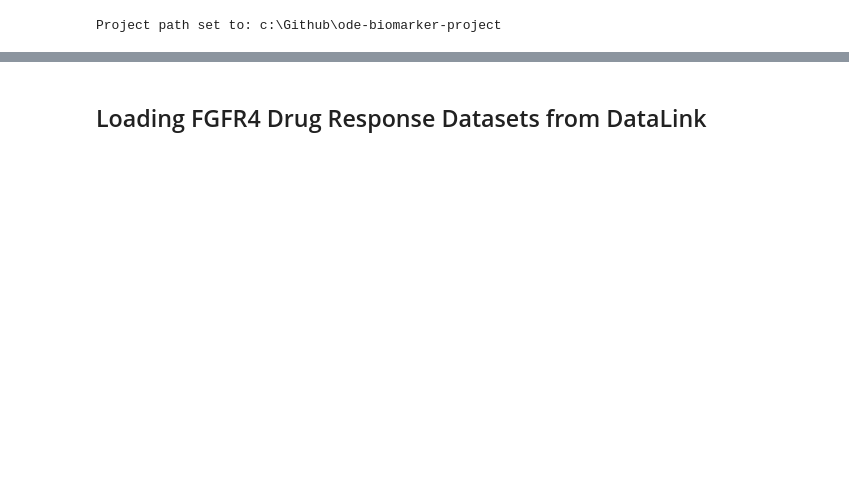
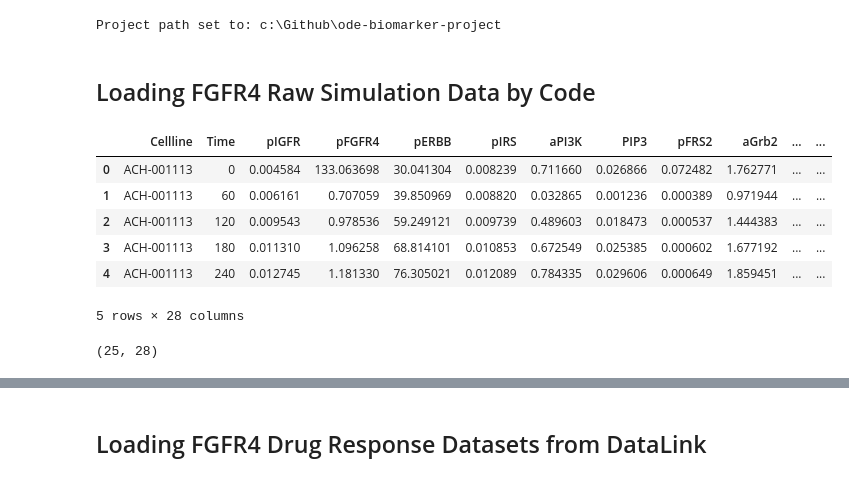
Before and after one commit to AnEvilBurrito/ode-biomarker-project, a Jupyter notebook: project-phdndf/AN_data_loading.ipynb, the cells around one changed output, grey strips where cells are left out. Saved outputs shown, nothing was run; the diff lists cells and outputs as text; code cells hidden in the pictures; blank space fills up the shorter version.

Commit message:
loading of raw simulation data

```diff
--- a/project-phdndf/AN_data_loading.ipynb
+++ b/project-phdndf/AN_data_loading.ipynb
@@ -17,3 +17,28 @@ path_loader = PathLoader('data_config.env', 'current_user.env')
 # %%
 from DataLink import DataLink
 data_link = DataLink(path_loader, 'data_codes.csv')
+# %% [markdown]
+## Loading FGFR4 Raw Simulation Data by Code
+# %%
+# attempt load from loading code
+
+loading_code = 'fgfr4_model_raw_simulation'
+simulation_data = data_link.get_data_from_code(loading_code)
+# %%
+simulation_data.head()
+# %% [output]
+|  | Cellline | Time | pIGFR | pFGFR4 | pERBB | pIRS | aPI3K | PIP3 | pFRS2 | aGrb2 | ... | ... |
+| 0 | ACH-001113 | 0 | 0.004584 | 133.063698 | 30.041304 | 0.008239 | 0.711660 | 0.026866 | 0.072482 | 1.762771 | ... | ... |
+| 1 | ACH-001113 | 60 | 0.006161 | 0.707059 | 39.850969 | 0.008820 | 0.032865 | 0.001236 | 0.000389 | 0.971944 | ... | ... |
+| 2 | ACH-001113 | 120 | 0.009543 | 0.978536 | 59.249121 | 0.009739 | 0.489603 | 0.018473 | 0.000537 | 1.444383 | ... | ... |
+| 3 | ACH-001113 | 180 | 0.011310 | 1.096258 | 68.814101 | 0.010853 | 0.672549 | 0.025385 | 0.000602 | 1.677192 | ... | ... |
+| 4 | ACH-001113 | 240 | 0.012745 | 1.181330 | 76.305021 | 0.012089 | 0.784335 | 0.029606 | 0.000649 | 1.859451 | ... | ... |
+5 rows × 28 columns
+# %%
+# select all rows with 'Cellline' == 'ACH-001113'
+
+simulation_data_selected = simulation_data[simulation_data['Cellline'] == 'ACH-001113']
+
+simulation_data_selected.shape
+# %% [output]
+(25, 28)
```
Also changed, not shown: parts of 15 cells of this notebook, 1 other file.
